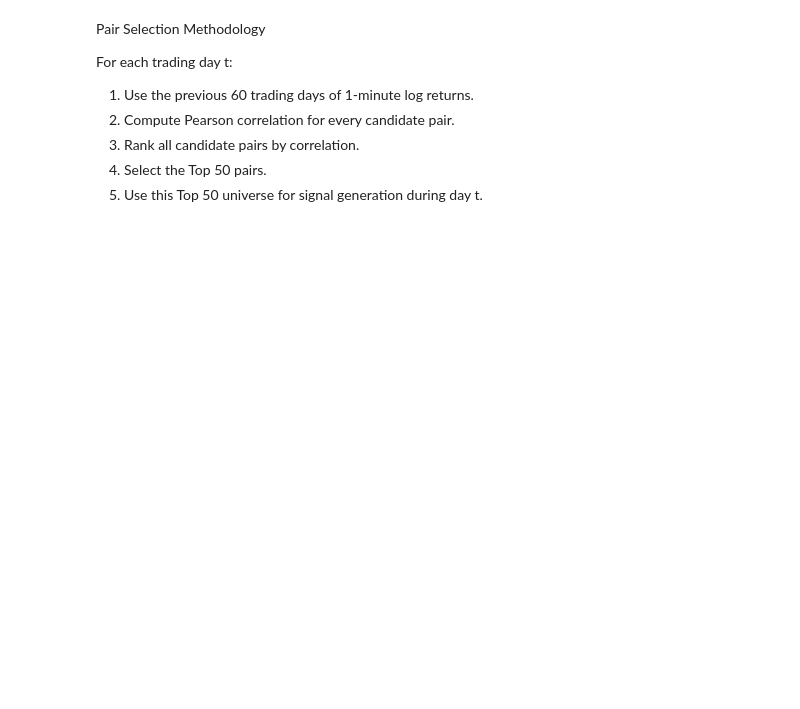
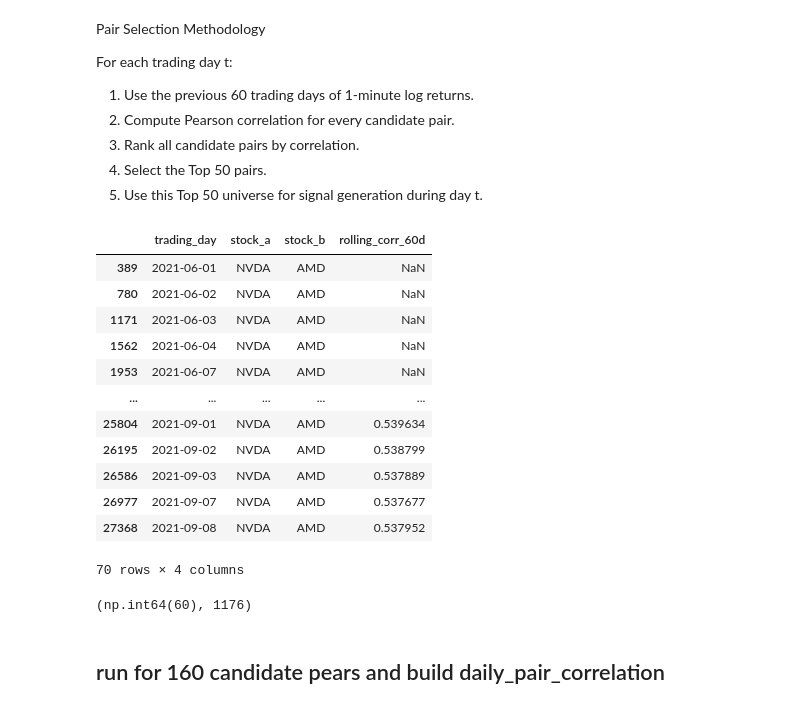
Before and after one commit to ADRIANVM117/data-science-portfolio, a Jupyter notebook: SolidBack_Quant/notebooks/01_hypothesis_validation.ipynb, the cells around one changed output. Drawn from its saved outputs; the diff is of its cells as text; code cells hidden in the pictures; blank space fills up the shorter version.

```diff
--- a/SolidBack_Quant/notebooks/01_hypothesis_validation.ipynb
+++ b/SolidBack_Quant/notebooks/01_hypothesis_validation.ipynb
@@ -119,3 +158,79 @@ For each trading day t:
 3. Rank all candidate pairs by correlation.
 4. Select the Top 50 pairs.
 5. Use this Top 50 universe for signal generation during day t.
+# %%
+RETURNS_DIR = Path("../data/rth_1min_log_returns_by_symbol")
+WINDOW_DAYS = 60
+BARS_PER_DAY = 391
+WINDOW_SIZE = WINDOW_DAYS * BARS_PER_DAY
+
+
+def load_pair_returns(stock_a, stock_b, returns_dir=RETURNS_DIR):
+    df_a = pd.read_parquet(returns_dir / f"{stock_a}_rth_1min_returns.parquet")
+    df_b = pd.read_parquet(returns_dir / f"{stock_b}_rth_1min_returns.parquet")
+
+    df_pair = (
+        df_a[["date", "log_return_1m"]]
+        .rename(columns={"log_return_1m": f"ret_{stock_a}"})
+        .merge(
+            df_b[["date", "log_return_1m"]].rename(columns={"log_return_1m": f"ret_{stock_b}"}),
+            on="date",
+            how="inner"
+        )
+        .sort_values("date")
+        .dropna()
+        .reset_index(drop=True)
+    )
+
+    df_pair["trading_day"] = df_pair["date"].dt.date
+
+    return df_pair
+
+def compute_daily_rolling_corr_for_pair(stock_a, stock_b):
+    df_pair = load_pair_returns(stock_a, stock_b)
+
+    corr_col = "rolling_corr_60d"
+
+    df_pair[corr_col] = (
+        df_pair[f"ret_{stock_a}"]
+        .rolling(WINDOW_SIZE)
+        .corr(df_pair[f"ret_{stock_b}"])
+    )
+
+    daily_corr = (
+        df_pair
+        .groupby("trading_day", as_index=False)
+        .tail(1)
+        [["trading_day", corr_col]]
+        .copy()
+    )
+
+    daily_corr["stock_a"] = stock_a
+    daily_corr["stock_b"] = stock_b
+
+    return daily_corr[["trading_day", "stock_a", "stock_b", corr_col]]
+
+
+test_corr = compute_daily_rolling_corr_for_pair("NVDA", "AMD")
+
+test_corr.head(70)
+# %% [output]
+|  | trading_day | stock_a | stock_b | rolling_corr_60d |
+| 389 | 2021-06-01 | NVDA | AMD | NaN |
+| 780 | 2021-06-02 | NVDA | AMD | NaN |
+| 1171 | 2021-06-03 | NVDA | AMD | NaN |
+| 1562 | 2021-06-04 | NVDA | AMD | NaN |
+| 1953 | 2021-06-07 | NVDA | AMD | NaN |
+| ... | ... | ... | ... | ... |
+| 25804 | 2021-09-01 | NVDA | AMD | 0.539634 |
+| 26195 | 2021-09-02 | NVDA | AMD | 0.538799 |
+| 26586 | 2021-09-03 | NVDA | AMD | 0.537889 |
+| 26977 | 2021-09-07 | NVDA | AMD | 0.537677 |
+| 27368 | 2021-09-08 | NVDA | AMD | 0.537952 |
+70 rows × 4 columns
+# %%
+test_corr["rolling_corr_60d"].isna().sum(), len(test_corr)
+# %% [output]
+(np.int64(60), 1176)
+# %% [markdown]
+## run for 160 candidate pears and build daily_pair_correlation
```
Also changed, not shown: parts of 33 cells of this notebook, 1 other file.
